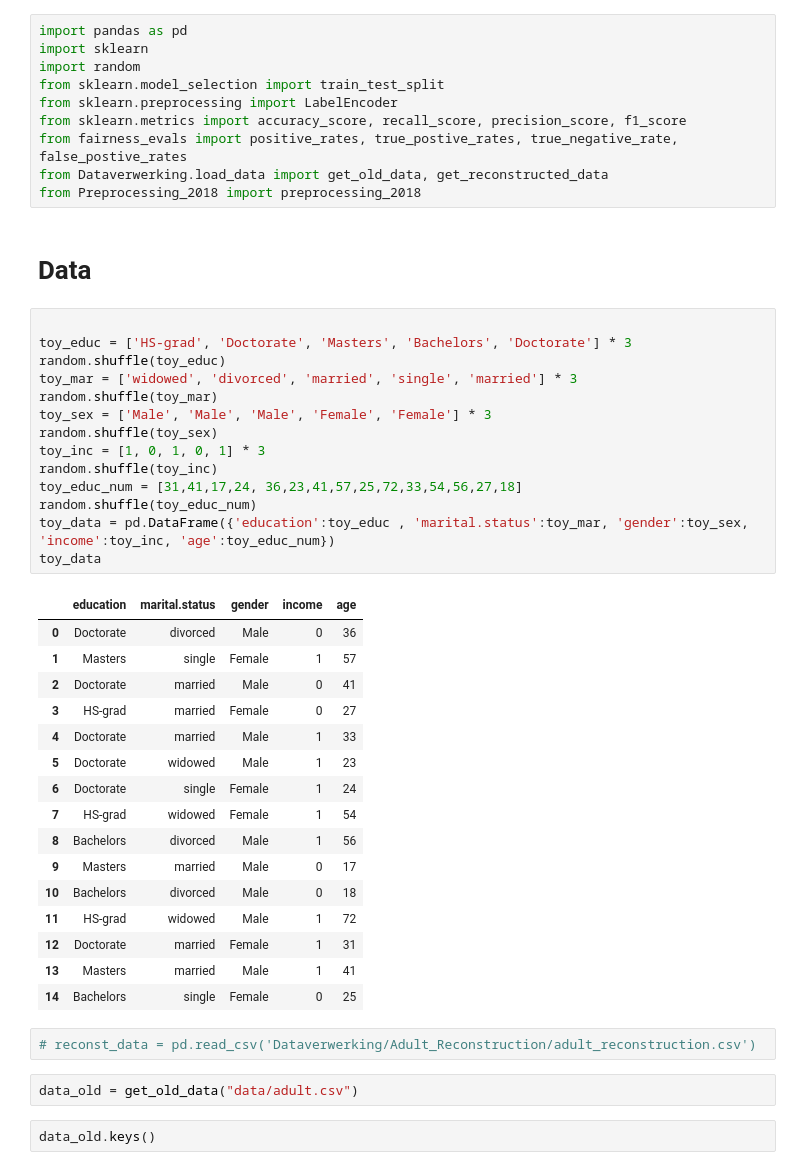
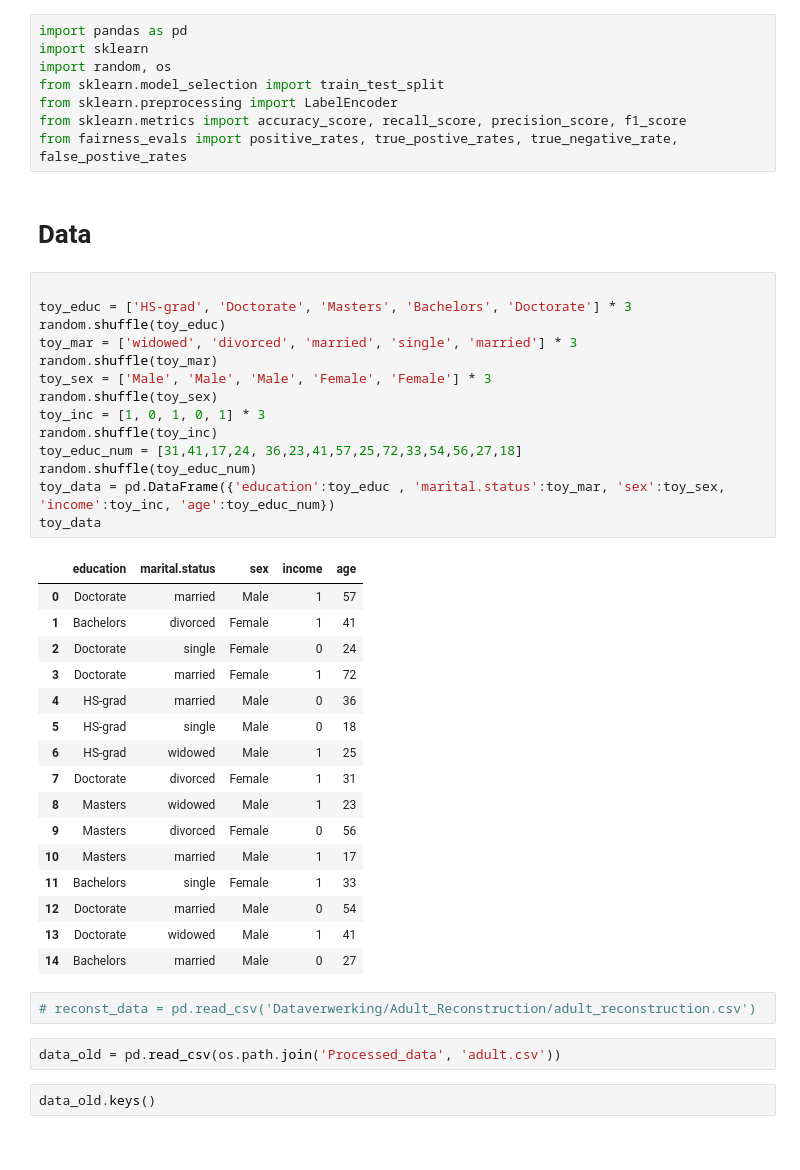
Before and after one commit to JipSchoneveld/HCML_project, a Jupyter notebook: train.ipynb, the cells around one changed output. Cells and saved outputs as stored; diff of their text form.

Commit message:
universal paths

```diff
--- a/train.ipynb
+++ b/train.ipynb
@@ -1,50 +1,48 @@
 # %%
 import pandas as pd
 import sklearn
-import random
+import random, os
 from sklearn.model_selection import train_test_split
 from sklearn.preprocessing import LabelEncoder
 from sklearn.metrics import accuracy_score, recall_score, precision_score, f1_score
 from fairness_evals import positive_rates, true_postive_rates, true_negative_rate, false_postive_rates
-from Dataverwerking.load_data import get_old_data, get_reconstructed_data
-from Preprocessing_2018 import preprocessing_2018
 # %% [markdown]
 # Data
 # %%
 
 toy_educ = ['HS-grad', 'Doctorate', 'Masters', 'Bachelors', 'Doctorate'] * 3
 random.shuffle(toy_educ)
 toy_mar = ['widowed', 'divorced', 'married', 'single', 'married'] * 3
 random.shuffle(toy_mar)
 toy_sex = ['Male', 'Male', 'Male', 'Female', 'Female'] * 3
 random.shuffle(toy_sex)
 toy_inc = [1, 0, 1, 0, 1] * 3
 random.shuffle(toy_inc)
 toy_educ_num = [31,41,17,24, 36,23,41,57,25,72,33,54,56,27,18]
 random.shuffle(toy_educ_num)
-toy_data = pd.DataFrame({'education':toy_educ , 'marital.status':toy_mar, 'gender':toy_sex, 'income':toy_inc, 'age':toy_educ_num})
+toy_data = pd.DataFrame({'education':toy_educ , 'marital.status':toy_mar, 'sex':toy_sex, 'income':toy_inc, 'age':toy_educ_num})
 toy_data
 # %% [output]
-|  | education | marital.status | gender | income | age |
-| 0 | Doctorate | divorced | Male | 0 | 36 |
-| 1 | Masters | single | Female | 1 | 57 |
-| 2 | Doctorate | married | Male | 0 | 41 |
-| 3 | HS-grad | married | Female | 0 | 27 |
-| 4 | Doctorate | married | Male | 1 | 33 |
-| 5 | Doctorate | widowed | Male | 1 | 23 |
-| 6 | Doctorate | single | Female | 1 | 24 |
-| 7 | HS-grad | widowed | Female | 1 | 54 |
-| 8 | Bachelors | divorced | Male | 1 | 56 |
-| 9 | Masters | married | Male | 0 | 17 |
-| 10 | Bachelors | divorced | Male | 0 | 18 |
-| 11 | HS-grad | widowed | Male | 1 | 72 |
-| 12 | Doctorate | married | Female | 1 | 31 |
-| 13 | Masters | married | Male | 1 | 41 |
-| 14 | Bachelors | single | Female | 0 | 25 |
+|  | education | marital.status | sex | income | age |
+| 0 | Doctorate | married | Male | 1 | 57 |
+| 1 | Bachelors | divorced | Female | 1 | 41 |
+| 2 | Doctorate | single | Female | 0 | 24 |
+| 3 | Doctorate | married | Female | 1 | 72 |
+| 4 | HS-grad | married | Male | 0 | 36 |
+| 5 | HS-grad | single | Male | 0 | 18 |
+| 6 | HS-grad | widowed | Male | 1 | 25 |
+| 7 | Doctorate | divorced | Female | 1 | 31 |
+| 8 | Masters | widowed | Male | 1 | 23 |
+| 9 | Masters | divorced | Female | 0 | 56 |
+| 10 | Masters | married | Male | 1 | 17 |
+| 11 | Bachelors | single | Female | 1 | 33 |
+| 12 | Doctorate | married | Male | 0 | 54 |
+| 13 | Doctorate | widowed | Male | 1 | 41 |
+| 14 | Bachelors | married | Male | 0 | 27 |
 # %%
 # reconst_data = pd.read_csv('Dataverwerking/Adult_Reconstruction/adult_reconstruction.csv')
-# %%
-data_old = get_old_data("data/adult.csv")
+# %%
+data_old = pd.read_csv(os.path.join('Processed_data', 'adult.csv'))
 # %%
 data_old.keys()
 # %% [output]
```
Also changed, not shown: parts of 22 cells of this notebook, 5 other files.
